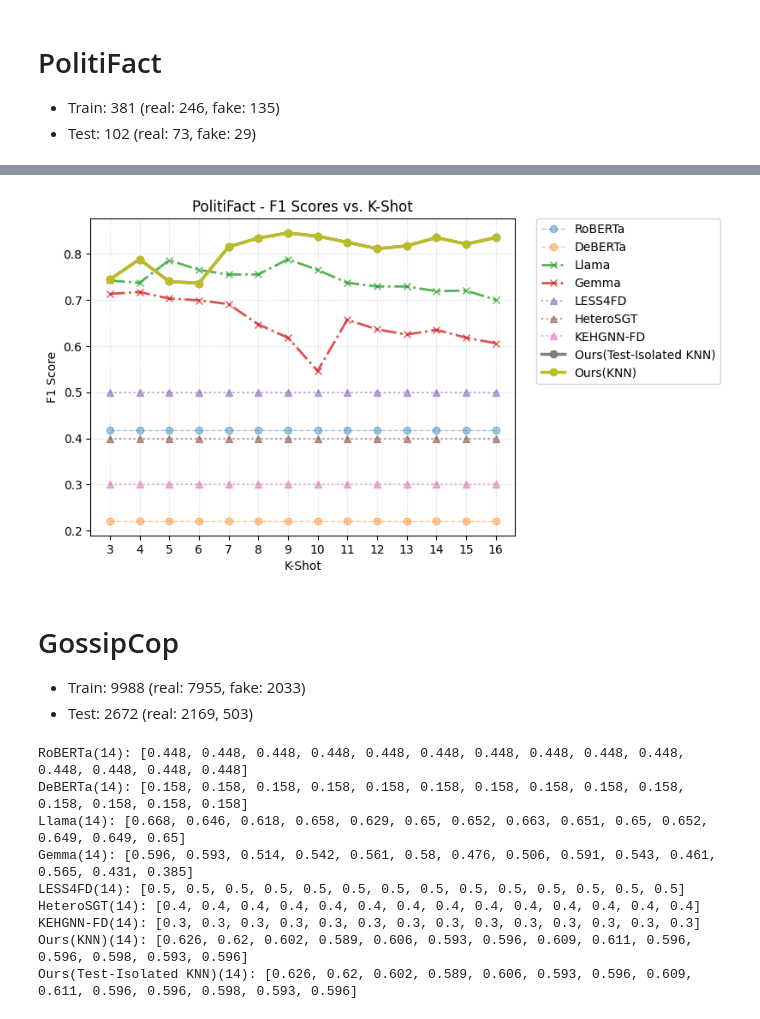
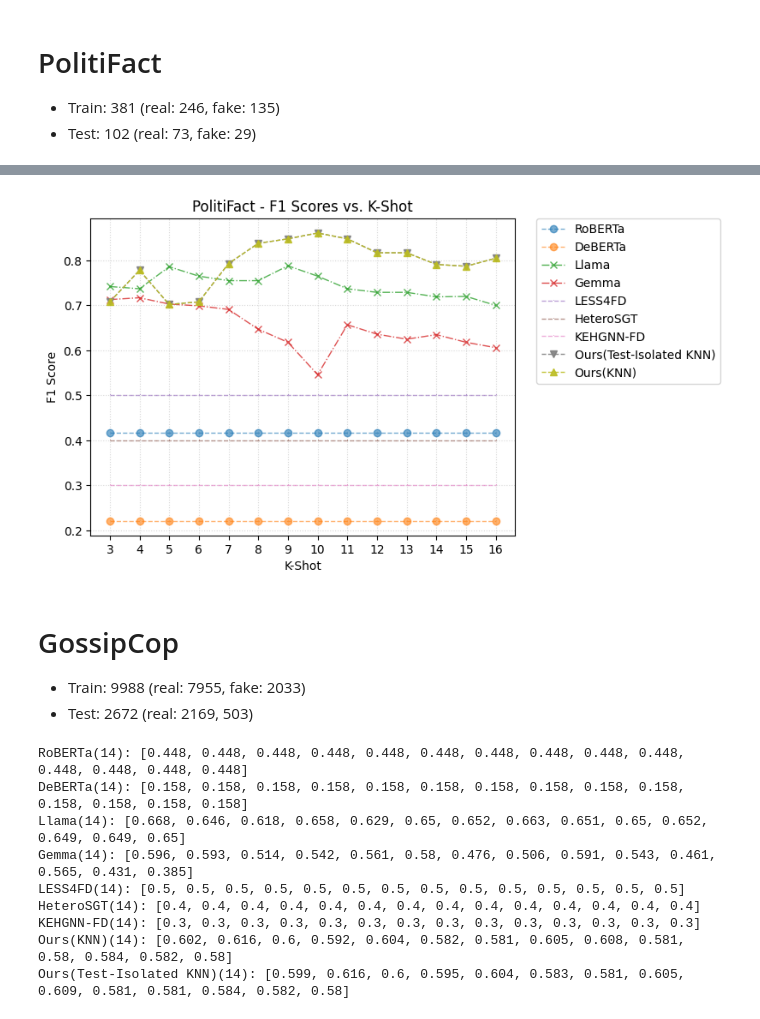
Before and after one commit to LittleFish-Coder/GemGNN, a Jupyter notebook: results_hetero/plot_metrics.ipynb, the cells around one changed output, grey strips where cells are left out. Drawn from its saved outputs; the diff is of its cells as text; code cells hidden in the pictures.

Commit message:
k-shot performance analysis

```diff
--- a/results_hetero/plot_metrics.ipynb
+++ b/results_hetero/plot_metrics.ipynb
@@ -29,8 +50,8 @@ data = {
     "HeteroSGT": [0.4, 0.4, 0.4, 0.4, 0.4, 0.4, 0.4, 0.4, 0.4, 0.4, 0.4, 0.4, 0.4, 0.4],
     "KEHGNN-FD": [0.3, 0.3, 0.3, 0.3, 0.3, 0.3, 0.3, 0.3, 0.3, 0.3, 0.3, 0.3, 0.3, 0.3],
     ## Ours
-    "Ours(Test-Isolated KNN)": [0.744360902255639, 0.7884075655887737, 0.7403431101272828, 0.7359000337723742, 0.8146297137664698, 0.8343121329501437, 0.8450029222676798, 0.8381940207443563, 0.8246016278803163, 0.8111111111111111, 0.8174006444683136, 0.8347222222222223, 0.8211572180011689, 0.8347222222222223],
-    "Ours(KNN)": [0.744360902255639, 0.7884075655887737, 0.7403431101272828, 0.7359000337723742, 0.8146297137664698, 0.8343121329501437, 0.8450029222676798, 0.8381940207443563, 0.8246016278803163, 0.8111111111111111, 0.8174006444683136, 0.8347222222222223, 0.8211572180011689, 0.8347222222222223],
+    "Ours(Test-Isolated KNN)": [0.7076693798005274, 0.7778287286484007, 0.7019286966686149, 0.7076693798005274, 0.7930540637307555, 0.8381940207443563, 0.8479880774962743, 0.8609722853248523, 0.8479880774962743, 0.8174006444683136, 0.8174006444683136, 0.7914584279872785, 0.7875, 0.8047956771361027],
+    "Ours(KNN)": [0.7076693798005274, 0.7778287286484007, 0.7019286966686149, 0.7076693798005274, 0.7930540637307555, 0.8381940207443563, 0.8479880774962743, 0.8609722853248523, 0.8479880774962743, 0.8174006444683136, 0.8174006444683136, 0.7914584279872785, 0.7875, 0.8047956771361027],
 }
 
 # for each value round to 3 decimal places
@@ -67,30 +73,33 @@ All available matplotlib line styles:
 # %%
-ours = ["Ours(KNN)", "Ours(Test-Isolated KNN)"]
+ours_knn = ["Ours(KNN)"]
+ours_test_isolated_knn = ["Ours(Test-Isolated KNN)"]
 graphs = ["LESS4FD", "HeteroSGT", "KEHGNN-FD"]
 llm = ["Llama", "Gemma"]
 sequence = ["MLP", "LSTM", "BERT", "RoBERTa", "DistilBERT", "DeBERTa"]
 colors = plt.get_cmap("tab10").colors
 fig, ax = plt.subplots()
 
 for idx, (series_name, f1_sequence) in enumerate(data.items()):
-    if series_name in ours:
-        ax.plot(k_shots, f1_sequence, label=series_name, marker="o", linewidth=2.5, color=colors[idx % 10], alpha=1.0, linestyle="-")
+    if series_name in ours_knn:
+        ax.plot(k_shots, f1_sequence, label=series_name, marker="^", linewidth=1.0, color=colors[idx % 10], alpha=0.9, linestyle="--")
+    elif series_name in ours_test_isolated_knn:
+        ax.plot(k_shots, f1_sequence, label=series_name, marker="v", linewidth=1.0, color=colors[idx % 10], alpha=0.9, linestyle="--")
     elif series_name in llm:
-        ax.plot(k_shots, f1_sequence, label=series_name, marker="x", linewidth=2, color=colors[idx % 10], alpha=0.8, linestyle="-.")
+        ax.plot(k_shots, f1_sequence, label=series_name, marker="x", linewidth=1.0, color=colors[idx % 10], alpha=0.8, linestyle="-.")
     elif series_name in graphs:
-        ax.plot(k_shots, f1_sequence, label=series_name, marker="^", linewidth=1.5, color=colors[idx % 10], alpha=0.6, linestyle=":")
+        ax.plot(k_shots, f1_sequence, label=series_name, marker=",", linewidth=1.0, color=colors[idx % 10], alpha=0.6, linestyle="--")
     else:
-        ax.plot(k_shots, f1_sequence, label=series_name, marker="o", linewidth=1, color=colors[idx % 10], alpha=0.4, linestyle="--")
+        ax.plot(k_shots, f1_sequence, label=series_name, marker="o", linewidth=1.0, color=colors[idx % 10], alpha=0.6, linestyle="--")
 
 ax.set_xlabel("K-Shot")
 ax.set_ylabel("F1 Score")
 ax.set_title("PolitiFact - F1 Scores vs. K-Shot")
 ax.set_xticks(range(3, 17))
 ax.legend(bbox_to_anchor=(1.05, 1), loc='upper left', borderaxespad=0.)
 plt.grid(True, linestyle=":", alpha=0.5)
 plt.show()
 # %% [output]
-[figure, old version]
+[figure, new version]
 # %% [markdown]
 # GossipCop
 
@@ -118,8 +127,8 @@ data = {
     "HeteroSGT": [0.4, 0.4, 0.4, 0.4, 0.4, 0.4, 0.4, 0.4, 0.4, 0.4, 0.4, 0.4, 0.4, 0.4],
     "KEHGNN-FD": [0.3, 0.3, 0.3, 0.3, 0.3, 0.3, 0.3, 0.3, 0.3, 0.3, 0.3, 0.3, 0.3, 0.3],
     ## Ours
-    "Ours(KNN)": [0.6255795355984044, 0.6198110185666093, 0.6016873258252569, 0.5886307219017464, 0.605831804663597, 0.5928805576265369, 0.5959055253125898, 0.6089156893530694, 0.6114997645029868, 0.5959055253125898, 0.5956047167620404, 0.5982061120419853, 0.5930514534323731, 0.5956047167620404],
-    "Ours(Test-Isolated KNN)": [0.6255795355984044, 0.6198110185666093, 0.6016873258252569, 0.5886307219017464, 0.605831804663597, 0.5928805576265369, 0.5959055253125898, 0.6089156893530694, 0.6114997645029868, 0.5959055253125898, 0.5956047167620404, 0.5982061120419853, 0.5930514534323731, 0.5956047167620404],
+    "Ours(KNN)": [0.6020068876372429, 0.6155704889905633, 0.6001197246333433, 0.5918992619010051, 0.6036277179560954, 0.5824735072022337, 0.5810905851462866, 0.6052967373925863, 0.6082867438842025, 0.5808001341495809, 0.5800354979488188, 0.5839042603050846, 0.5821451640319565, 0.5800354979488188],
+    "Ours(Test-Isolated KNN)": [0.598775487631319, 0.6163942556588546, 0.6001197246333433, 0.594671711547222, 0.6044602452696888, 0.5826619069479343, 0.5810905851462866, 0.6053774058867349, 0.6085955434588368, 0.5808001341495809, 0.5810905851462866, 0.5839290618302478, 0.5818543158265955, 0.5800354979488188],
 }
 
 # for each value round to 2 decimal places
@@ -136,6 +145,6 @@ Gemma(14): [0.596, 0.593, 0.514, 0.542, 0.561, 0.58, 0.476, 0.506, 0.591, 0.543,
 LESS4FD(14): [0.5, 0.5, 0.5, 0.5, 0.5, 0.5, 0.5, 0.5, 0.5, 0.5, 0.5, 0.5, 0.5, 0.5]
 HeteroSGT(14): [0.4, 0.4, 0.4, 0.4, 0.4, 0.4, 0.4, 0.4, 0.4, 0.4, 0.4, 0.4, 0.4, 0.4]
 KEHGNN-FD(14): [0.3, 0.3, 0.3, 0.3, 0.3, 0.3, 0.3, 0.3, 0.3, 0.3, 0.3, 0.3, 0.3, 0.3]
-Ours(KNN)(14): [0.626, 0.62, 0.602, 0.589, 0.606, 0.593, 0.596, 0.609, 0.611, 0.596, 0.596, 0.598, 0.593, 0.596]
-Ours(Test-Isolated KNN)(14): [0.626, 0.62, 0.602, 0.589, 0.606, 0.593, 0.596, 0.609, 0.611, 0.596, 0.596, 0.598, 0.593, 0.596]
+Ours(KNN)(14): [0.602, 0.616, 0.6, 0.592, 0.604, 0.582, 0.581, 0.605, 0.608, 0.581, 0.58, 0.584, 0.582, 0.58]
+Ours(Test-Isolated KNN)(14): [0.599, 0.616, 0.6, 0.595, 0.604, 0.583, 0.581, 0.605, 0.609, 0.581, 0.581, 0.584, 0.582, 0.58]
 # %%
```
Also changed, not shown: parts of 5 cells of this notebook, 2 other files.
